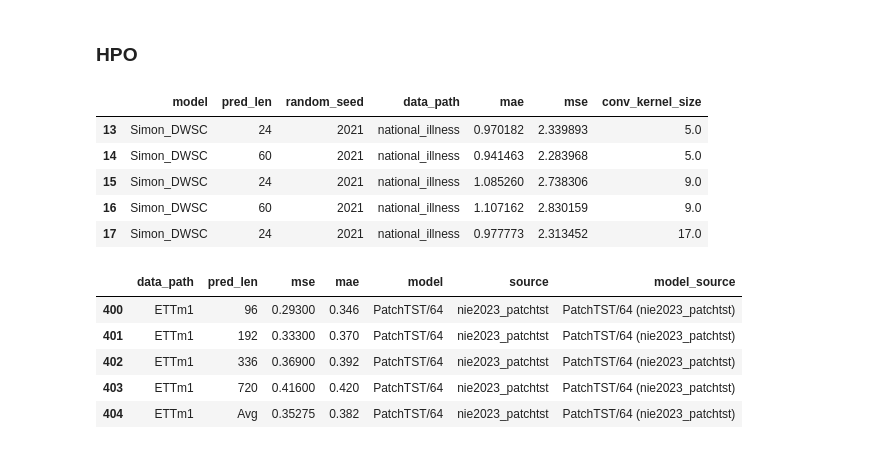
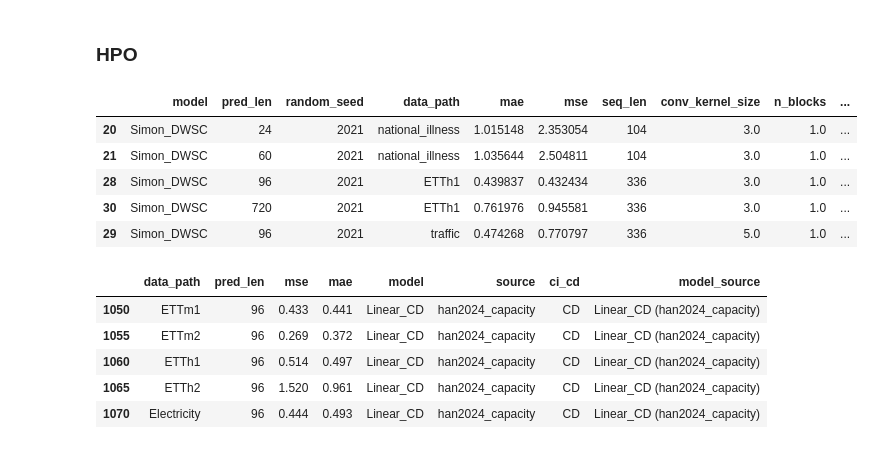
Before and after one commit to simonkral/Thesis_MTSF, a Jupyter notebook: visualization/visualize_results.ipynb, the cells around one changed output. Cells and saved outputs as stored; diff of their text form; code cells hidden in the pictures.

```diff
--- a/visualization/visualize_results.ipynb
+++ b/visualization/visualize_results.ipynb
@@ -13,9 +13,3 @@ api = wandb.Api()
 
 # Replace with your actual W&B username and project name
 runs = api.runs("simonkral99/Thesis_MTSF")
-# %%
-for run in runs:
-    print(run.name)
-    print(run.config)   # hyperparameters
-    print(run.summary)  # final logged metrics
-    print(run.config.keys())
@@ -49,7 +25,8 @@ for run in runs:
 df = pd.DataFrame(run_data)
 
 
-columns_to_keep = ['model', 'pred_len', 'random_seed', 'data_path', 'mae', 'mse', 'conv_kernel_size']
+columns_to_keep = ['model', 'pred_len', 'random_seed', 'patience', 'data_path', 'mae', 'mse', 'seq_len', 'conv_kernel_size', 'n_blocks', 'cd_regularization', 'learn_cd_regularization', 'convex',
+                   'sigmoid']
 
 # Keep only those columns
 df_subset = df[columns_to_keep]
@@ -97,34 +70,43 @@ paper_results_df.head()
 # %%
 model = "Simon_DWSC"
 #data = "ETTh1"
 hyperparam = "conv_kernel_size"
 metric = "mse"
 
 df_hpo = df_subset[(df_subset['model'] == model)]
-df_hpo = df_hpo.dropna()
+#df_hpo = df_hpo.dropna()
+df_hpo = df_hpo.sort_values(by=hyperparam, ascending=True)
 display(df_hpo.head())
 
-df_ref = paper_results_df[(paper_results_df['source'] == "nie2023_patchtst")]
+df_ref = paper_results_df[
+    #(paper_results_df['source'] == "nie2023_patchtst") |
+    #(paper_results_df['model'] == "Linear") | (paper_results_df['model'] == "Linear_CI") | (paper_results_df['model'] == "Linear_CD")
+    (paper_results_df['model'] == "Linear_CI") | (paper_results_df['model'] == "Linear_CD")
+]
 
-
-df_ref.columns = ['data_path', 'pred_len', 'mse', 'mae', 'model', 'source', 'model_source']
+df_ref.columns = ['data_path', 'pred_len', 'mse', 'mae', 'model', 'source', 'ci_cd', 'model_source']
 df_ref = df_ref.replace("ILI", "national_illness")
 df_ref = df_ref.replace("Traffic", "traffic")
+df_ref = df_ref.replace("Weather", "weather")
+
+df_ref = df_ref.dropna()
+
+color_map = {'CI': 'tab:blue', 'CD': 'tab:orange'}
 
 display(df_ref.head())
 # %% [output]
-|  | model | pred_len | random_seed | data_path | mae | mse | conv_kernel_size |
-| 13 | Simon_DWSC | 24 | 2021 | national_illness | 0.970182 | 2.339893 | 5.0 |
-| 14 | Simon_DWSC | 60 | 2021 | national_illness | 0.941463 | 2.283968 | 5.0 |
-| 15 | Simon_DWSC | 24 | 2021 | national_illness | 1.085260 | 2.738306 | 9.0 |
-| 16 | Simon_DWSC | 60 | 2021 | national_illness | 1.107162 | 2.830159 | 9.0 |
-| 17 | Simon_DWSC | 24 | 2021 | national_illness | 0.977773 | 2.313452 | 17.0 |
+|  | model | pred_len | random_seed | data_path | mae | mse | seq_len | conv_kernel_size | n_blocks | ... |
+| 20 | Simon_DWSC | 24 | 2021 | national_illness | 1.015148 | 2.353054 | 104 | 3.0 | 1.0 | ... |
+| 21 | Simon_DWSC | 60 | 2021 | national_illness | 1.035644 | 2.504811 | 104 | 3.0 | 1.0 | ... |
+| 28 | Simon_DWSC | 96 | 2021 | ETTh1 | 0.439837 | 0.432434 | 336 | 3.0 | 1.0 | ... |
+| 30 | Simon_DWSC | 720 | 2021 | ETTh1 | 0.761976 | 0.945581 | 336 | 3.0 | 1.0 | ... |
+| 29 | Simon_DWSC | 96 | 2021 | traffic | 0.474268 | 0.770797 | 336 | 5.0 | 1.0 | ... |
-|  | data_path | pred_len | mse | mae | model | source | model_source |
-| 400 | ETTm1 | 96 | 0.29300 | 0.346 | PatchTST/64 | nie2023_patchtst | PatchTST/64 (nie2023_patchtst) |
-| 401 | ETTm1 | 192 | 0.33300 | 0.370 | PatchTST/64 | nie2023_patchtst | PatchTST/64 (nie2023_patchtst) |
-| 402 | ETTm1 | 336 | 0.36900 | 0.392 | PatchTST/64 | nie2023_patchtst | PatchTST/64 (nie2023_patchtst) |
-| 403 | ETTm1 | 720 | 0.41600 | 0.420 | PatchTST/64 | nie2023_patchtst | PatchTST/64 (nie2023_patchtst) |
-| 404 | ETTm1 | Avg | 0.35275 | 0.382 | PatchTST/64 | nie2023_patchtst | PatchTST/64 (nie2023_patchtst) |
+|  | data_path | pred_len | mse | mae | model | source | ci_cd | model_source |
+| 1050 | ETTm1 | 96 | 0.433 | 0.441 | Linear_CD | han2024_capacity | CD | Linear_CD (han2024_capacity) |
+| 1055 | ETTm2 | 96 | 0.269 | 0.372 | Linear_CD | han2024_capacity | CD | Linear_CD (han2024_capacity) |
+| 1060 | ETTh1 | 96 | 0.514 | 0.497 | Linear_CD | han2024_capacity | CD | Linear_CD (han2024_capacity) |
+| 1065 | ETTh2 | 96 | 1.520 | 0.961 | Linear_CD | han2024_capacity | CD | Linear_CD (han2024_capacity) |
+| 1070 | Electricity | 96 | 0.444 | 0.493 | Linear_CD | han2024_capacity | CD | Linear_CD (han2024_capacity) |
 # %%
 pred_len_list = [96, 720]
 data_path_list = ["ETTh1"]
```
Also changed, not shown: parts of 23 cells of this notebook, 1 other file.
